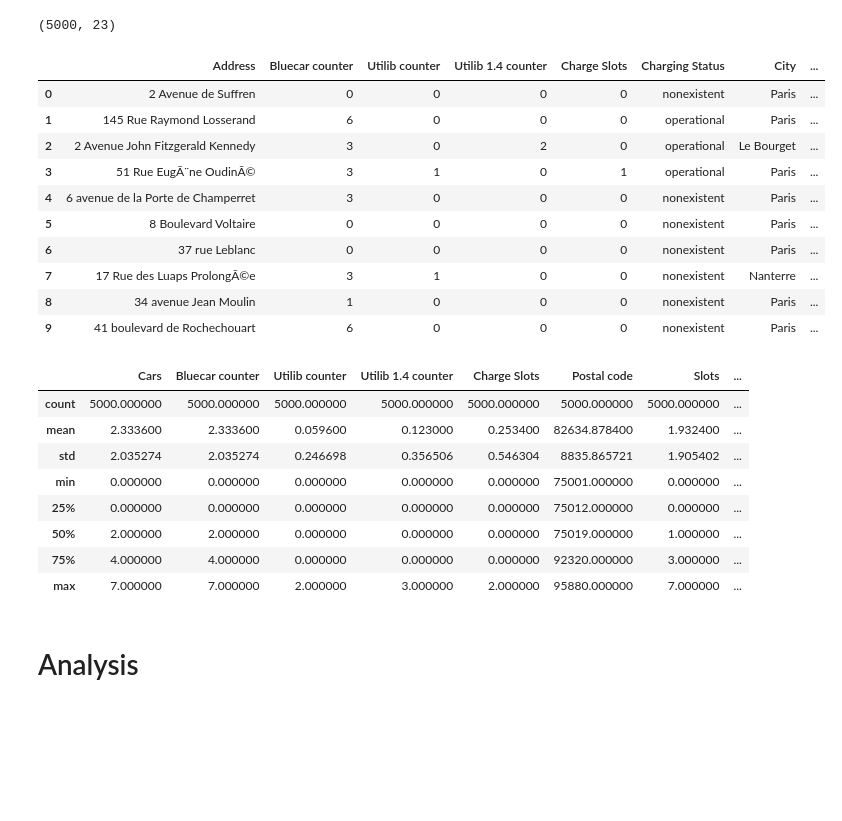
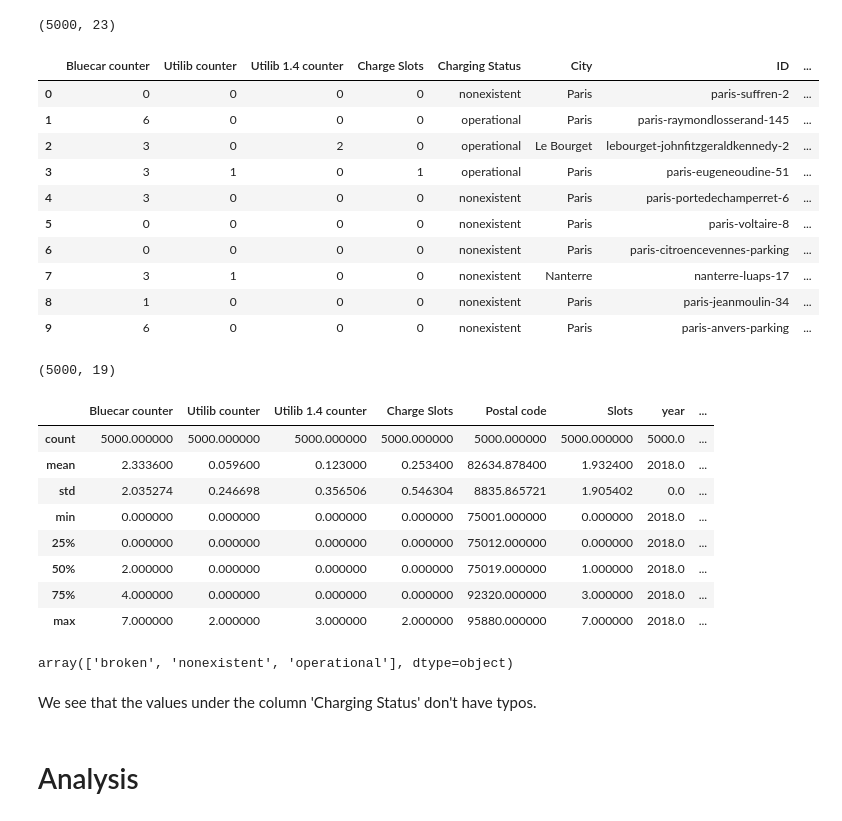
Before and after one commit to LucyKinyua/Week4_MS, a Jupyter notebook: Moringa_Data_Science_Prep_W4_Independent_Project_2021_05_Lucy_Kinyua_Python_Notebook.ipynb, the cells around one changed output. Drawn from its saved outputs; the diff is of its cells as text; code cells hidden in the pictures; blank space fills up the shorter version.

```diff
--- a/Moringa_Data_Science_Prep_W4_Independent_Project_2021_05_Lucy_Kinyua_Python_Notebook.ipynb
+++ b/Moringa_Data_Science_Prep_W4_Independent_Project_2021_05_Lucy_Kinyua_Python_Notebook.ipynb
@@ -155,39 +155,40 @@ autolib_df.shape
 # %%
 # Also, note that some columns are either redundant or irrelevant, e.g.,
 # 'Cars' and 'Bluecar counter' always have the same value. Therefore, we could drop 'Cars'
-# 'Address', 'ID', 'Geo point', are irrelevant columns
-# Therefore, we could drop and leave one of the columns as well;
+# 'Address', 'Kind' and 'Geo point' are irrelevant columns for this data mining project
+# Therefore, we could drop them;
 #
-#
-autolib_df.drop(['Cars',], axis=1, inplace=True)
+autolib_df.drop(['Cars', 'Address', 'Kind', 'Geo point'], axis=1, inplace=True)
 autolib_df.head(10)
 # %% [output]
-|  | Address | Bluecar counter | Utilib counter | Utilib 1.4 counter | Charge Slots | Charging Status | City | ... |
-| 0 | 2 Avenue de Suffren | 0 | 0 | 0 | 0 | nonexistent | Paris | ... |
-| 1 | 145 Rue Raymond Losserand | 6 | 0 | 0 | 0 | operational | Paris | ... |
-| 2 | 2 Avenue John Fitzgerald Kennedy | 3 | 0 | 2 | 0 | operational | Le Bourget | ... |
-| 3 | 51 Rue EugÃ¨ne OudinÃ© | 3 | 1 | 0 | 1 | operational | Paris | ... |
-| 4 | 6 avenue de la Porte de Champerret | 3 | 0 | 0 | 0 | nonexistent | Paris | ... |
-| 5 | 8 Boulevard Voltaire | 0 | 0 | 0 | 0 | nonexistent | Paris | ... |
-| 6 | 37 rue Leblanc | 0 | 0 | 0 | 0 | nonexistent | Paris | ... |
-| 7 | 17 Rue des Luaps ProlongÃ©e | 3 | 1 | 0 | 0 | nonexistent | Nanterre | ... |
-| 8 | 34 avenue Jean Moulin | 1 | 0 | 0 | 0 | nonexistent | Paris | ... |
-| 9 | 41 boulevard de Rochechouart | 6 | 0 | 0 | 0 | nonexistent | Paris | ... |
+|  | Bluecar counter | Utilib counter | Utilib 1.4 counter | Charge Slots | Charging Status | City | ID | ... |
+| 0 | 0 | 0 | 0 | 0 | nonexistent | Paris | paris-suffren-2 | ... |
+| 1 | 6 | 0 | 0 | 0 | operational | Paris | paris-raymondlosserand-145 | ... |
+| 2 | 3 | 0 | 2 | 0 | operational | Le Bourget | lebourget-johnfitzgeraldkennedy-2 | ... |
+| 3 | 3 | 1 | 0 | 1 | operational | Paris | paris-eugeneoudine-51 | ... |
+| 4 | 3 | 0 | 0 | 0 | nonexistent | Paris | paris-portedechamperret-6 | ... |
+| 5 | 0 | 0 | 0 | 0 | nonexistent | Paris | paris-voltaire-8 | ... |
+| 6 | 0 | 0 | 0 | 0 | nonexistent | Paris | paris-citroencevennes-parking | ... |
+| 7 | 3 | 1 | 0 | 0 | nonexistent | Nanterre | nanterre-luaps-17 | ... |
+| 8 | 1 | 0 | 0 | 0 | nonexistent | Paris | paris-jeanmoulin-34 | ... |
+| 9 | 6 | 0 | 0 | 0 | nonexistent | Paris | paris-anvers-parking | ... |
 # %%
 # Checking the shape of the DataFrame to confirm the change has taken effect;
 #
 autolib_df.shape
+# %% [output]
+(5000, 19)
 # %%
 # Describing the statistical properties of the integer values in the DataFrame;
 #
 autolib_df.describe()
 # %% [output]
-|  | Cars | Bluecar counter | Utilib counter | Utilib 1.4 counter | Charge Slots | Postal code | Slots | ... |
-| count | 5000.000000 | 5000.000000 | 5000.000000 | 5000.000000 | 5000.000000 | 5000.000000 | 5000.000000 | ... |
-| mean | 2.333600 | 2.333600 | 0.059600 | 0.123000 | 0.253400 | 82634.878400 | 1.932400 | ... |
-| std | 2.035274 | 2.035274 | 0.246698 | 0.356506 | 0.546304 | 8835.865721 | 1.905402 | ... |
-| min | 0.000000 | 0.000000 | 0.000000 | 0.000000 | 0.000000 | 75001.000000 | 0.000000 | ... |
-| 25% | 0.000000 | 0.000000 | 0.000000 | 0.000000 | 0.000000 | 75012.000000 | 0.000000 | ... |
-| 50% | 2.000000 | 2.000000 | 0.000000 | 0.000000 | 0.000000 | 75019.000000 | 1.000000 | ... |
-| 75% | 4.000000 | 4.000000 | 0.000000 | 0.000000 | 0.000000 | 92320.000000 | 3.000000 | ... |
-| max | 7.000000 | 7.000000 | 2.000000 | 3.000000 | 2.000000 | 95880.000000 | 7.000000 | ... |
+|  | Bluecar counter | Utilib counter | Utilib 1.4 counter | Charge Slots | Postal code | Slots | year | ... |
+| count | 5000.000000 | 5000.000000 | 5000.000000 | 5000.000000 | 5000.000000 | 5000.000000 | 5000.0 | ... |
+| mean | 2.333600 | 0.059600 | 0.123000 | 0.253400 | 82634.878400 | 1.932400 | 2018.0 | ... |
+| std | 2.035274 | 0.246698 | 0.356506 | 0.546304 | 8835.865721 | 1.905402 | 0.0 | ... |
+| min | 0.000000 | 0.000000 | 0.000000 | 0.000000 | 75001.000000 | 0.000000 | 2018.0 | ... |
+| 25% | 0.000000 | 0.000000 | 0.000000 | 0.000000 | 75012.000000 | 0.000000 | 2018.0 | ... |
+| 50% | 2.000000 | 0.000000 | 0.000000 | 0.000000 | 75019.000000 | 1.000000 | 2018.0 | ... |
+| 75% | 4.000000 | 0.000000 | 0.000000 | 0.000000 | 92320.000000 | 3.000000 | 2018.0 | ... |
+| max | 7.000000 | 2.000000 | 3.000000 | 2.000000 | 95880.000000 | 7.000000 | 2018.0 | ... |
@@ -197,2 +195,16 @@ autolib_df.describe()
+# %%
+# We're told that the column name 'Charging Status' has some typos
+# Let's confirm this by getting all the unique values in the 'Charging Status' column;
+#
+charging_status = autolib_df['Charging Status'].unique()
+
+# Sort them alphabetically and then take a closer look
+#
+charging_status.sort()
+charging_status
+# %% [output]
+array(['broken', 'nonexistent', 'operational'], dtype=object)
+# %% [markdown]
+We see that the values under the column 'Charging Status' don't have typos.
 # %% [markdown]
 # Analysis
```
Also changed, not shown: parts of 13 cells of this notebook.
